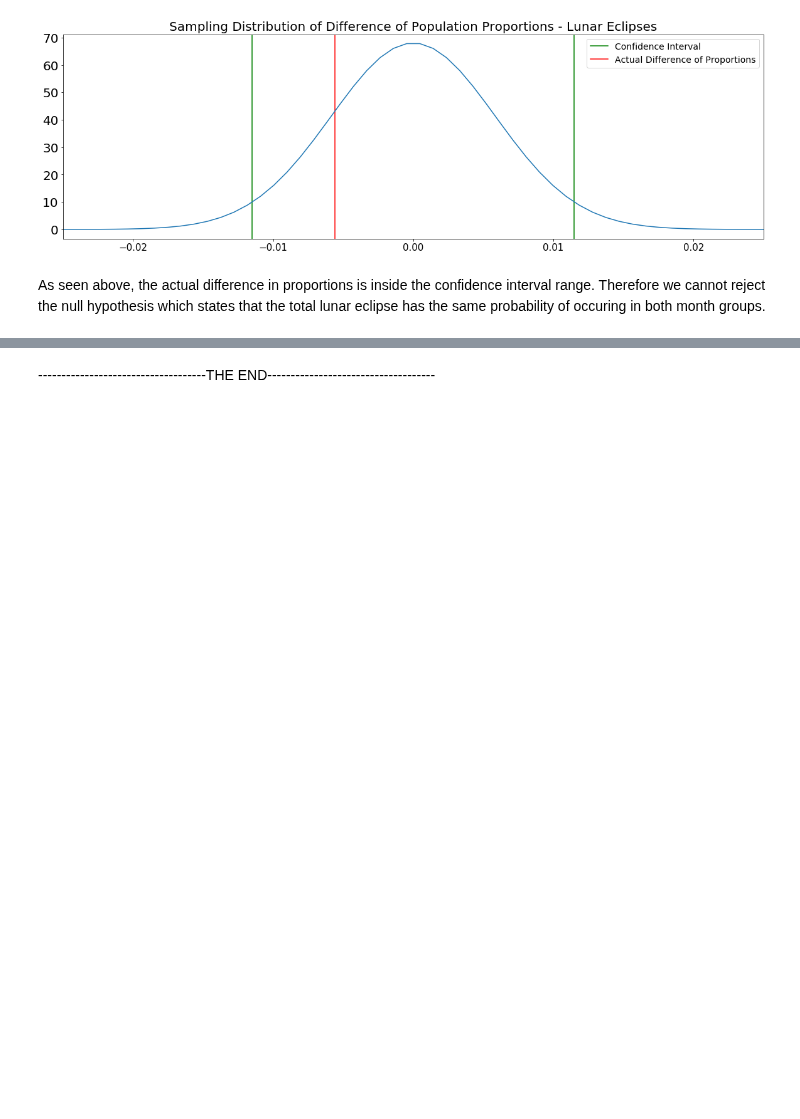
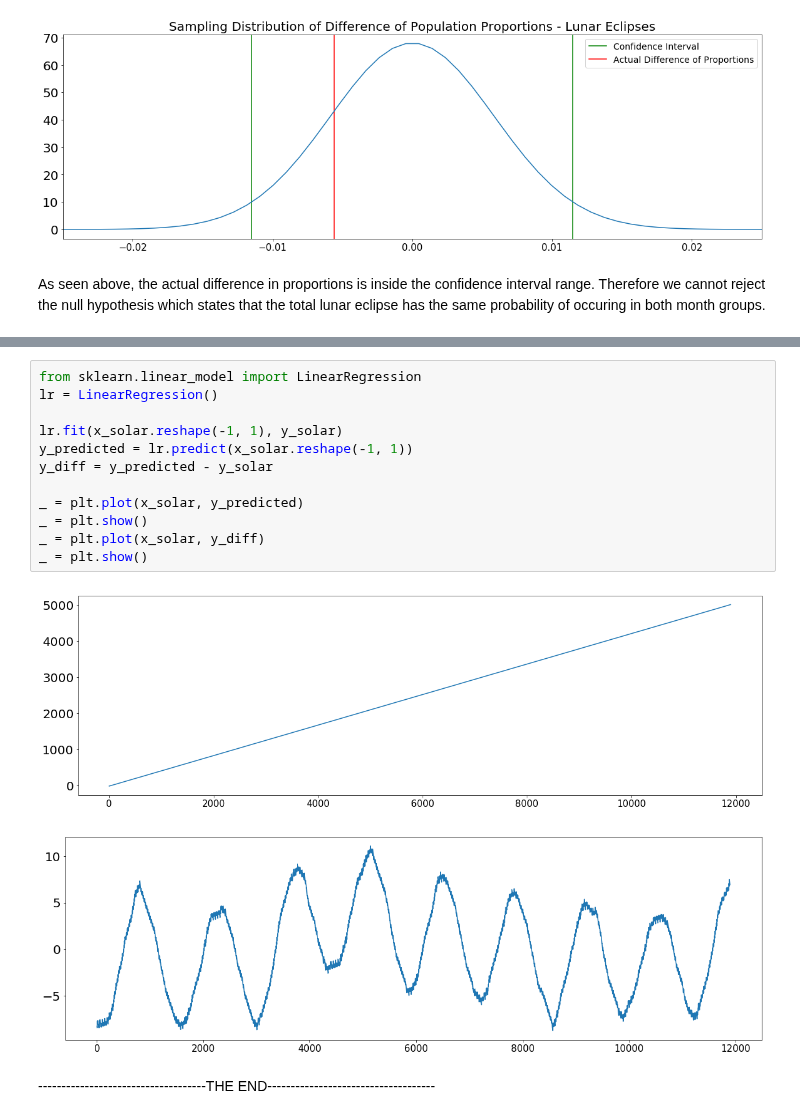
Before and after one commit to rachelraikar/Capstone1-Eclipses, a Jupyter notebook: Solar-and-Lunar-Eclipse-Capstone.ipynb, the cells around one changed output, grey strips where cells are left out. Drawn from its saved outputs; the diff is of its cells as text; blank space fills up the shorter version.

```diff
--- a/Solar-and-Lunar-Eclipse-Capstone.ipynb
+++ b/Solar-and-Lunar-Eclipse-Capstone.ipynb
@@ -632,2 +667,17 @@ Name: Calendar Date, Length: 11898, dtype: object
+# %%
+from sklearn.linear_model import LinearRegression
+lr = LinearRegression()
+
+lr.fit(x_solar.reshape(-1, 1), y_solar)
+y_predicted = lr.predict(x_solar.reshape(-1, 1))
+y_diff = y_predicted - y_solar
+
+_ = plt.plot(x_solar, y_predicted)
+_ = plt.show()
+_ = plt.plot(x_solar, y_diff)
+_ = plt.show()
+# %% [output]
+[figure, added]
+[figure, added]
 # %% [markdown]
 ------------------------------------THE END------------------------------------
```
Also changed, not shown: parts of 10 cells of this notebook.
